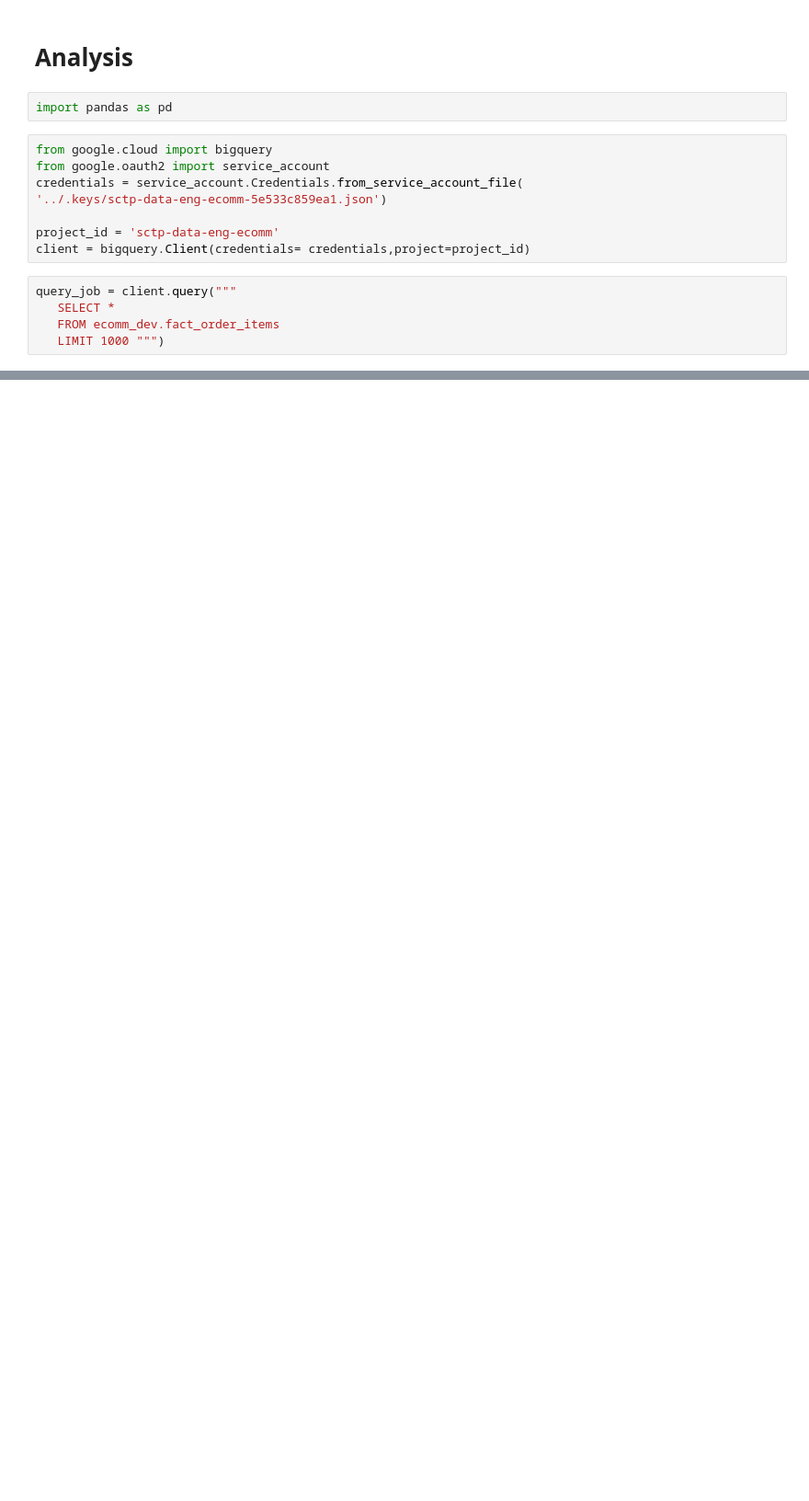
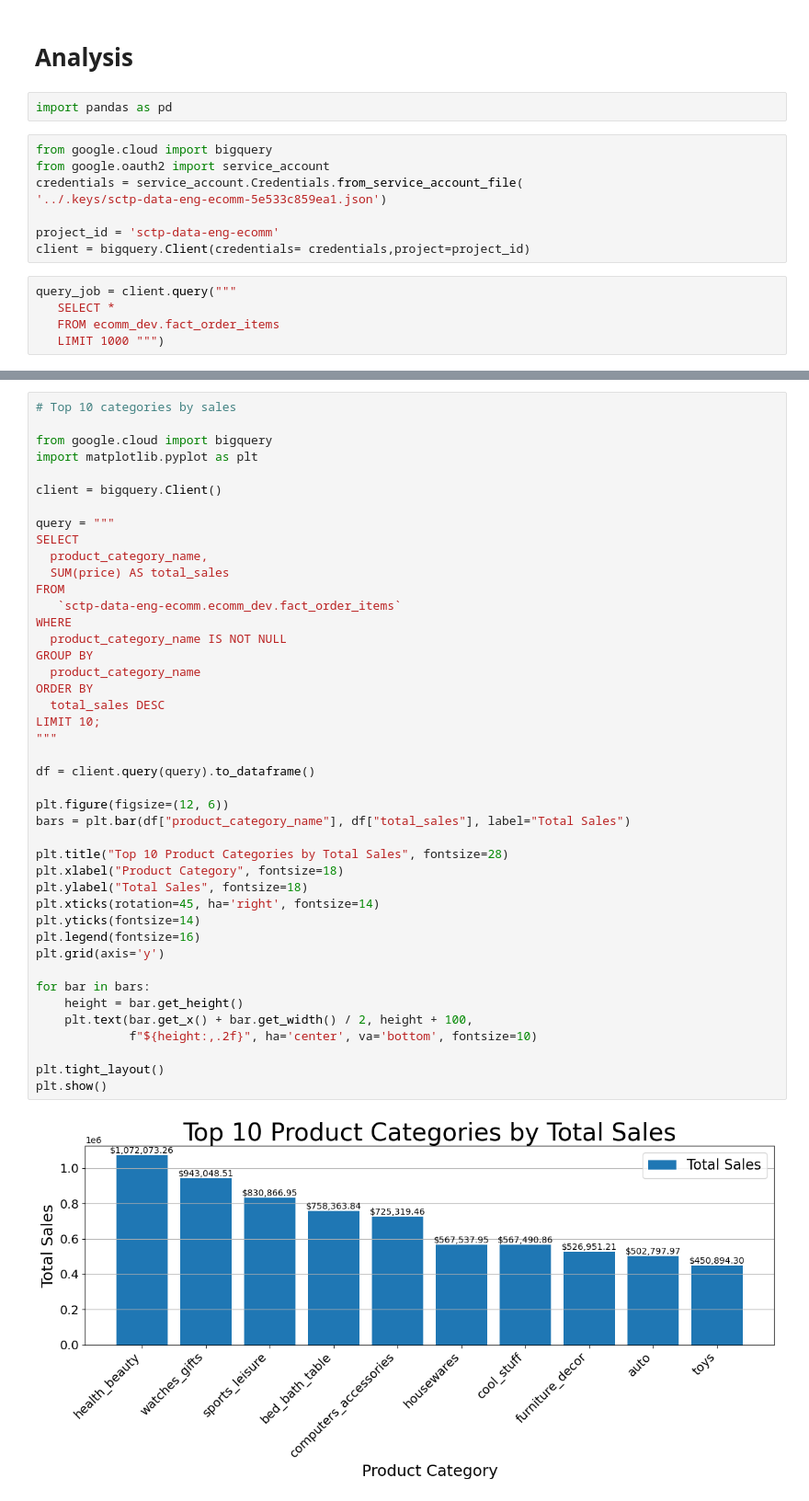
Before and after one commit to mlnotes2718/module2-project, a Jupyter notebook: notebook/analysis.ipynb, the cells around one changed output, grey strips where cells are left out. Shown at 92% size. Drawn from its saved outputs; the diff is of its cells as text; blank space fills up the shorter version.

```diff
--- a/notebook/analysis.ipynb
+++ b/notebook/analysis.ipynb
@@ -41,0 +293,45 @@ print(df.head())
+# %%
+# Top 10 categories by sales
+
+from google.cloud import bigquery
+import matplotlib.pyplot as plt
+
+client = bigquery.Client()
+
+query = """
+SELECT
+  product_category_name,
+  SUM(price) AS total_sales
+FROM
+   `sctp-data-eng-ecomm.ecomm_dev.fact_order_items`
+WHERE
+  product_category_name IS NOT NULL
+GROUP BY
+  product_category_name
+ORDER BY
+  total_sales DESC
+LIMIT 10;
+"""
+
+df = client.query(query).to_dataframe()
+
+plt.figure(figsize=(12, 6))
+bars = plt.bar(df["product_category_name"], df["total_sales"], label="Total Sales")
+
+plt.title("Top 10 Product Categories by Total Sales", fontsize=28)
+plt.xlabel("Product Category", fontsize=18)
+plt.ylabel("Total Sales", fontsize=18)
+plt.xticks(rotation=45, ha='right', fontsize=14)
+plt.yticks(fontsize=14)
+plt.legend(fontsize=16)
+plt.grid(axis='y')
+
+for bar in bars:
+    height = bar.get_height()
+    plt.text(bar.get_x() + bar.get_width() / 2, height + 100,
+             f"${height:,.2f}", ha='center', va='bottom', fontsize=10)
+
+plt.tight_layout()
+plt.show()
+# %% [output]
+[figure, added]
```
Also changed, not shown: parts of 11 cells of this notebook.
